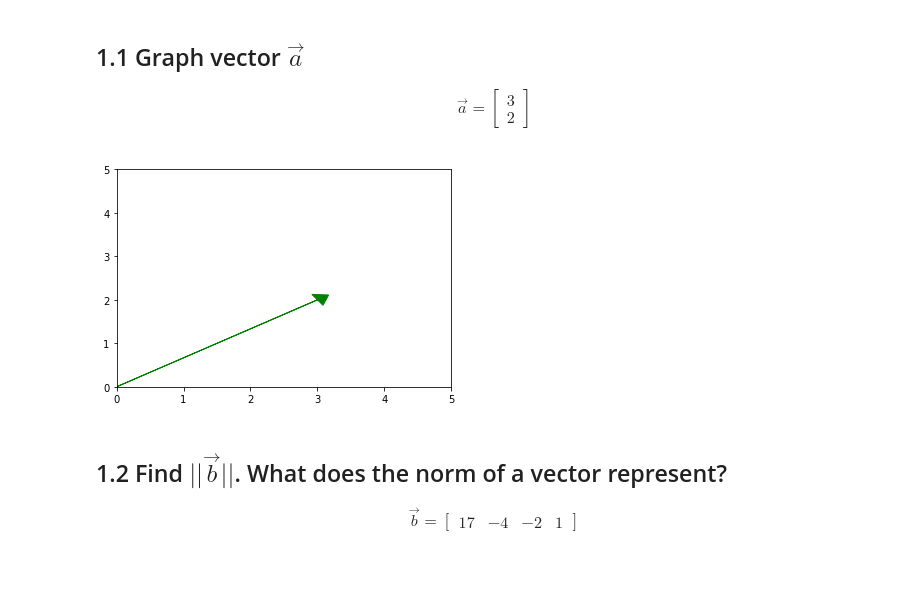
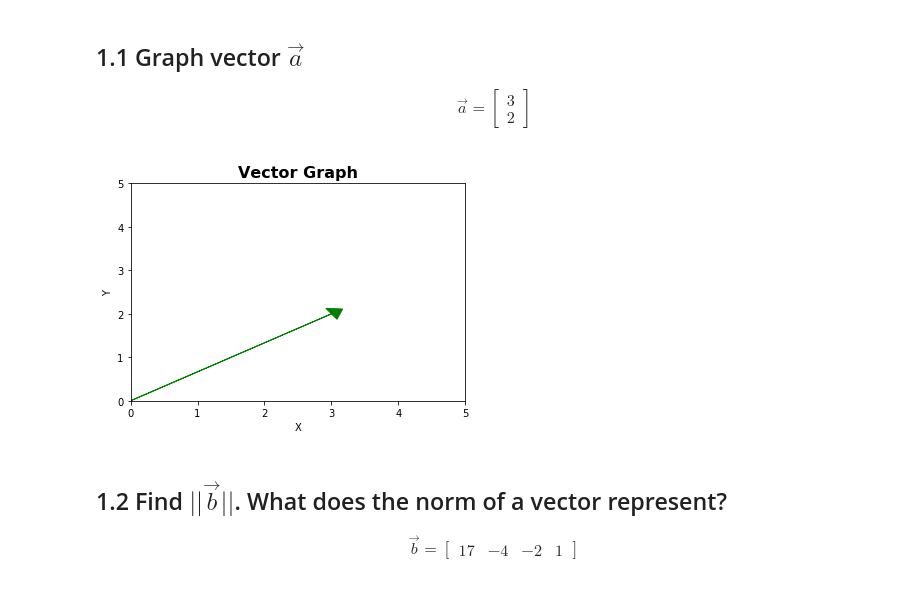
Before and after one commit to bloominstituteoftechnology/DS-Unit-1-Sprint-4-Linear-Algebra, a Jupyter notebook: Linear_Algebra_Sprint_Challenge.ipynb, the cells around one changed output. Cells and saved outputs as stored; diff of their text form; code cells hidden in the pictures.

Commit message:
graphs titled

```diff
--- a/Linear_Algebra_Sprint_Challenge.ipynb
+++ b/Linear_Algebra_Sprint_Challenge.ipynb
@@ -20,15 +20,18 @@ import matplotlib.pyplot as plt
 # %%
 #pasing the vector as numpy array
 vector_a = np.array([3, 2])
 #print(vector_a)
 
 #plot the vector
 plt.arrow(0,0,3, 2, head_width=.3, head_length=0.2, color = 'g')
 plt.xlim(0,5)
 plt.ylim(0,5)
+plt.title("Vector Graph", fontsize = 16, fontweight = "bold")
+plt.xlabel("X")
+plt.ylabel("Y")
 plt.show()
 # %% [output]
-[figure, old version]
+[figure, new version]
 # %% [markdown]
 ## 1.2 Find $||\vec{b}||$. What does the norm of a vector represent?
 \begin{align}
```
